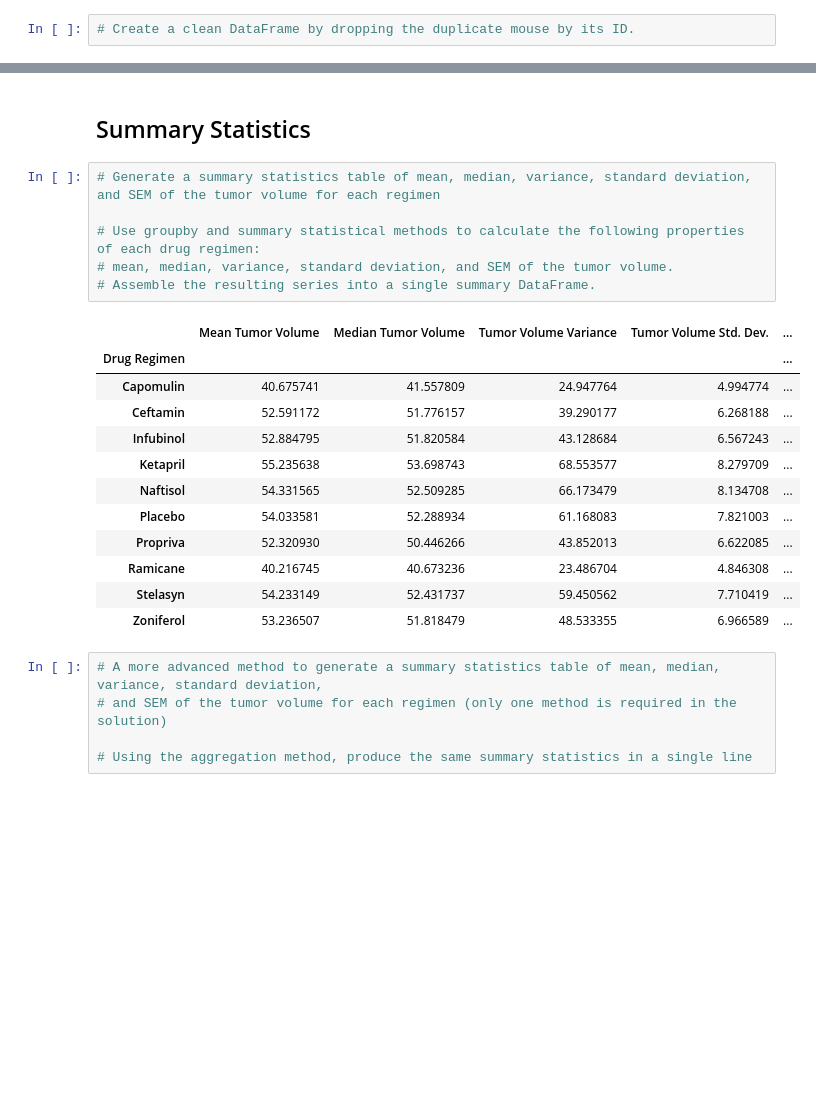
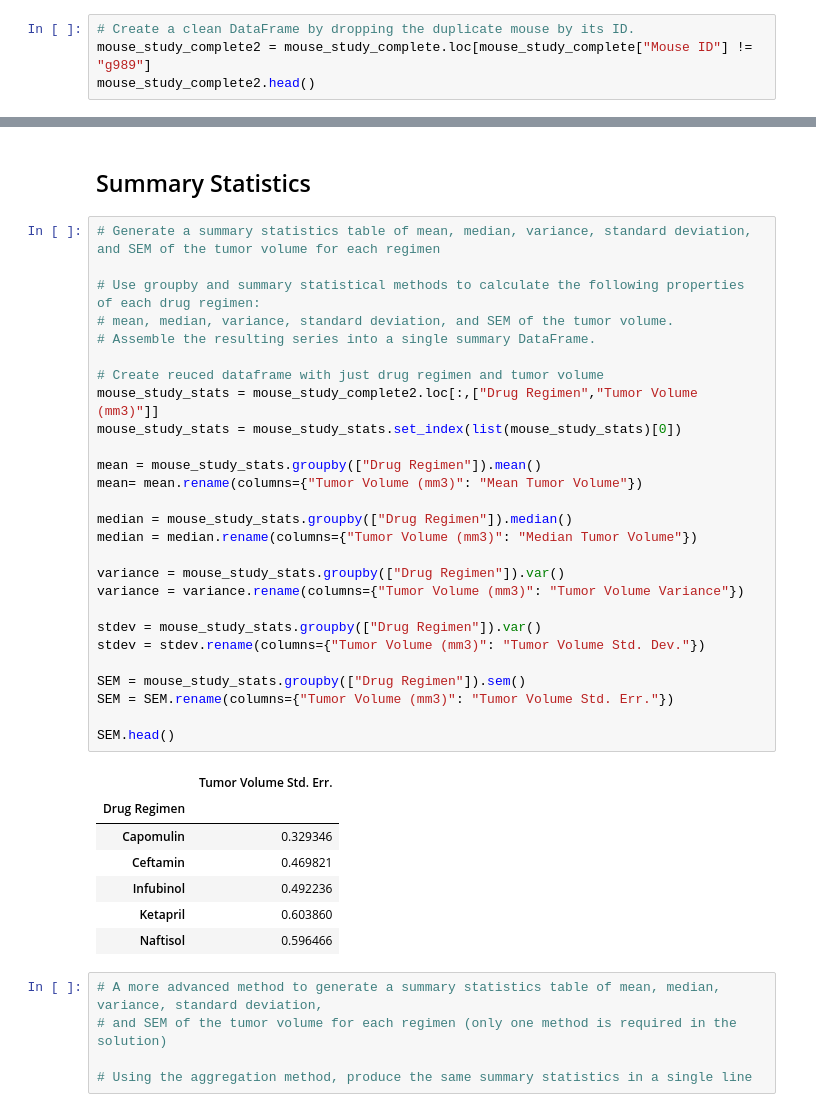
Before and after one commit to AleidvdZ/Module_5_Pymaceuticals, a Jupyter notebook: Pymaceuticals_AvdZ.ipynb, the cells around one changed output, grey strips where cells are left out. Cells and saved outputs as stored; diff of their text form; blank space fills up the shorter version.

```diff
--- a/Pymaceuticals_AvdZ.ipynb
+++ b/Pymaceuticals_AvdZ.ipynb
@@ -69,5 +73,7 @@ duplic2
 # %%
 # Create a clean DataFrame by dropping the duplicate mouse by its ID.
+mouse_study_complete2 = mouse_study_complete.loc[mouse_study_complete["Mouse ID"] != "g989"]
+mouse_study_complete2.head()
 # %% [output]
 |  | Mouse ID | Timepoint | Tumor Volume (mm3) | Metastatic Sites | Drug Regimen | Sex | Age_months | ... |
 | 0 | b128 | 0 | 45.0 | 0 | Capomulin | Female | 9 | ... |
@@ -84,22 +106,38 @@ duplic2
 # %%
 # Generate a summary statistics table of mean, median, variance, standard deviation, and SEM of the tumor volume for each regimen
 
 # Use groupby and summary statistical methods to calculate the following properties of each drug regimen:
 # mean, median, variance, standard deviation, and SEM of the tumor volume.
 # Assemble the resulting series into a single summary DataFrame.
+
+# Create reuced dataframe with just drug regimen and tumor volume
+mouse_study_stats = mouse_study_complete2.loc[:,["Drug Regimen","Tumor Volume (mm3)"]]
+mouse_study_stats = mouse_study_stats.set_index(list(mouse_study_stats)[0])
+
+mean = mouse_study_stats.groupby(["Drug Regimen"]).mean()
+mean= mean.rename(columns={"Tumor Volume (mm3)": "Mean Tumor Volume"})
+
+median = mouse_study_stats.groupby(["Drug Regimen"]).median()
+median = median.rename(columns={"Tumor Volume (mm3)": "Median Tumor Volume"})
+
+variance = mouse_study_stats.groupby(["Drug Regimen"]).var()
+variance = variance.rename(columns={"Tumor Volume (mm3)": "Tumor Volume Variance"})
+
+stdev = mouse_study_stats.groupby(["Drug Regimen"]).var()
+stdev = stdev.rename(columns={"Tumor Volume (mm3)": "Tumor Volume Std. Dev."})
+
+SEM = mouse_study_stats.groupby(["Drug Regimen"]).sem()
+SEM = SEM.rename(columns={"Tumor Volume (mm3)": "Tumor Volume Std. Err."})
+
+SEM.head()
 # %% [output]
-|  | Mean Tumor Volume | Median Tumor Volume | Tumor Volume Variance | Tumor Volume Std. Dev. | ... |
-| Drug Regimen |  |  |  |  | ... |
-| Capomulin | 40.675741 | 41.557809 | 24.947764 | 4.994774 | ... |
-| Ceftamin | 52.591172 | 51.776157 | 39.290177 | 6.268188 | ... |
-| Infubinol | 52.884795 | 51.820584 | 43.128684 | 6.567243 | ... |
-| Ketapril | 55.235638 | 53.698743 | 68.553577 | 8.279709 | ... |
-| Naftisol | 54.331565 | 52.509285 | 66.173479 | 8.134708 | ... |
-| Placebo | 54.033581 | 52.288934 | 61.168083 | 7.821003 | ... |
-| Propriva | 52.320930 | 50.446266 | 43.852013 | 6.622085 | ... |
-| Ramicane | 40.216745 | 40.673236 | 23.486704 | 4.846308 | ... |
-| Stelasyn | 54.233149 | 52.431737 | 59.450562 | 7.710419 | ... |
-| Zoniferol | 53.236507 | 51.818479 | 48.533355 | 6.966589 | ... |
+|  | Tumor Volume Std. Err. |
+| Drug Regimen |  |
+| Capomulin | 0.329346 |
+| Ceftamin | 0.469821 |
+| Infubinol | 0.492236 |
+| Ketapril | 0.603860 |
+| Naftisol | 0.596466 |
 # %%
 # A more advanced method to generate a summary statistics table of mean, median, variance, standard deviation,
 # and SEM of the tumor volume for each regimen (only one method is required in the solution)
```
Also changed, not shown: parts of 4 cells of this notebook.
